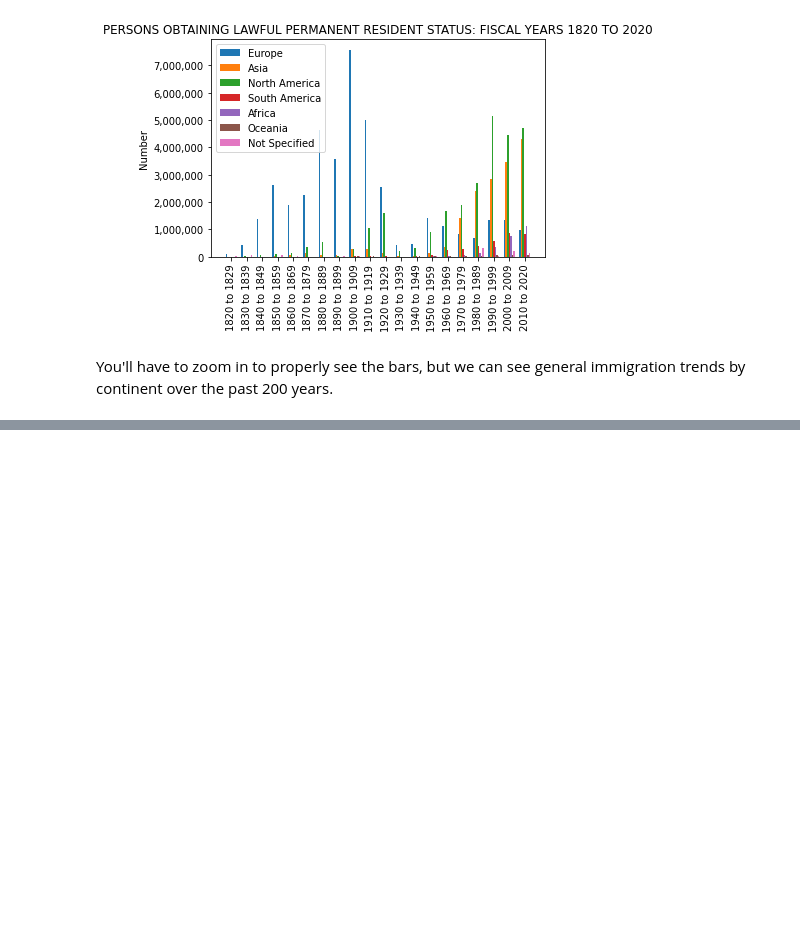
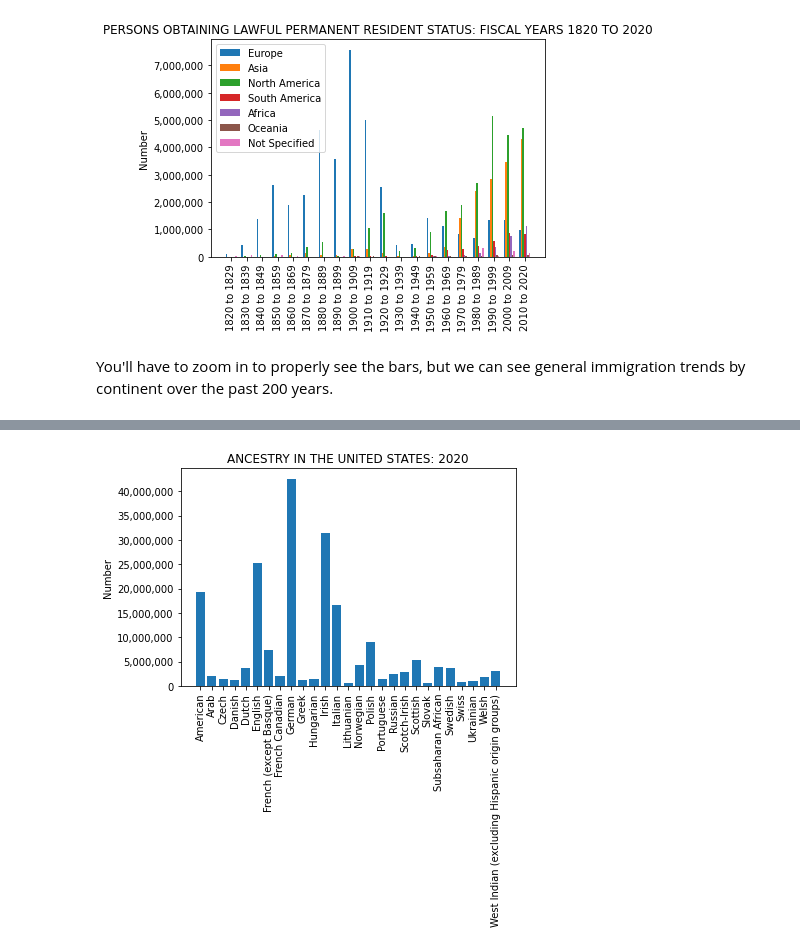
Before and after one commit to ljstaib/cs506-finalProject, a Jupyter notebook: exploration.ipynb, the cells around one changed output, grey strips where cells are left out. Saved outputs shown, nothing was run; the diff lists cells and outputs as text; code cells hidden in the pictures; blank space fills up the shorter version.

Commit message:
Added ancestry bar chart

```diff
--- a/exploration.ipynb
+++ b/exploration.ipynb
@@ -142,3 +142,15 @@ plt.show()
 [figure]
 # %% [markdown]
 You'll have to zoom in to properly see the bars, but we can see general immigration trends by continent over the past 200 years.
+# %%
+# Load ancestry census data from 2020
+# Data from: https://data.census.gov/cedsci/table?q=nationality&tid=ACSDP5Y2020.DP02
+directory = "./data/census2020/"
+
+# Import correct sheet in file
+df = pd.read_excel(directory + 'ancestryCensus2020.xlsx', sheet_name="Data", skiprows=141, nrows=28)
+
+# Rename column names
+df = df.rename(columns={"ANCESTRY": "Ancestry", "Unnamed: 1": "Number", "Unnamed: 2": "Margin of Error", "Unnamed: 3": "Percent", "Unnamed: 4": "Percent Margin of Error"})
+
+print(df.head())
@@ -144,0 +171,20 @@ You'll have to zoom in to properly see the bars, but we can see general immigrat
+# %%
+# Use "Number" column to make a bar graph
+labels = df['Ancestry'].tolist()[1:]
+population_data = df['Number'].tolist()[1:]
+
+population_data = [int(x.replace(',', '')) for x in population_data]
+
+x = np.arange(len(labels))
+fig, ax = plt.subplots()
+ax.bar(x, population_data)
+
+ax.set_xticks(x, labels, rotation='vertical')
+ax.get_yaxis().set_major_formatter(matplotlib.ticker.FuncFormatter(lambda x, a: format(int(x), ',')))
+
+plt.ylabel("Number")
+plt.title("ANCESTRY IN THE UNITED STATES: 2020")
+
+plt.show()
+# %% [output]
+[figure, added]
```
Also changed, not shown: parts of 1 cell of this notebook, 2 other files.
